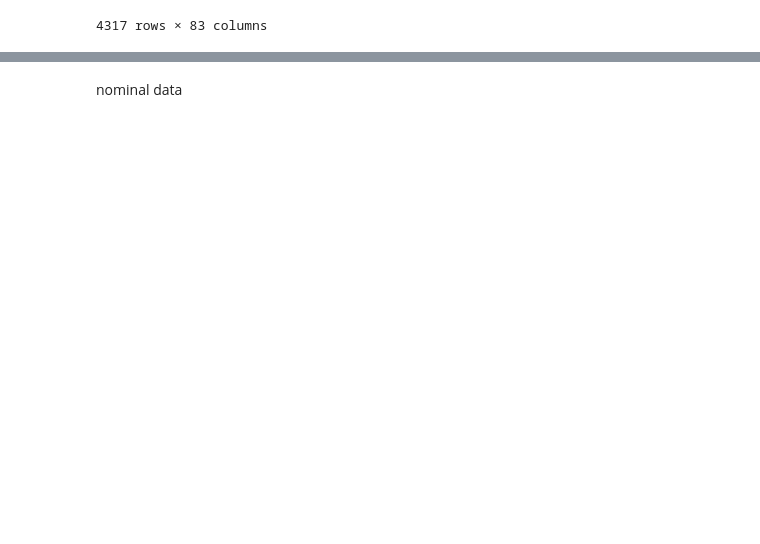
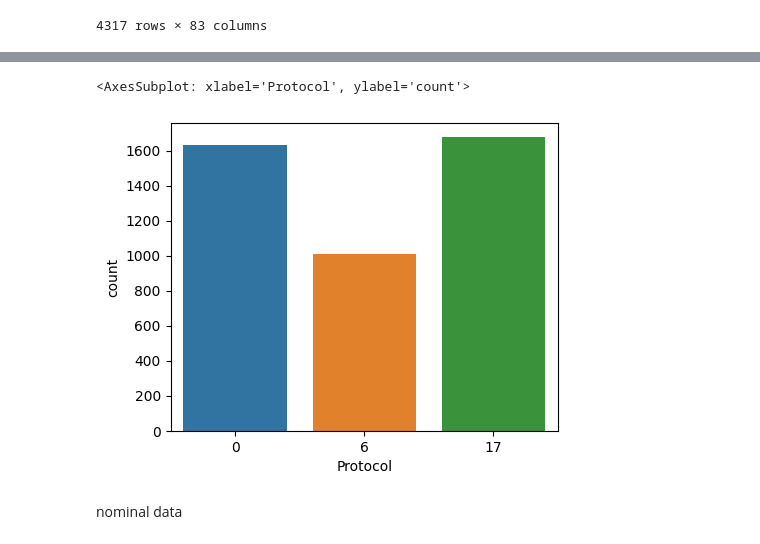
Before and after one commit to wei-coding/MLFN, a Jupyter notebook: Lab2/lab2.ipynb, the cells around one changed output, grey strips where cells are left out. Cells and saved outputs as stored; diff of their text form; code cells hidden in the pictures; blank space fills up the shorter version.

```diff
--- a/Lab2/lab2.ipynb
+++ b/Lab2/lab2.ipynb
@@ -43,3 +52,13 @@ raw_data
+# %%
+import matplotlib.pyplot as plt
+import seaborn as sns
+
+_, axes = plt.subplots(figsize=(5, 4))
+
+sns.countplot(x="Protocol", data=data, ax=axes)
+# %% [output]
+<AxesSubplot: xlabel='Protocol', ylabel='count'>
+[figure, added]
 # %% [markdown]
 nominal data
 # %%
```
Also changed, not shown: parts of 11 cells of this notebook, 2 other files.
